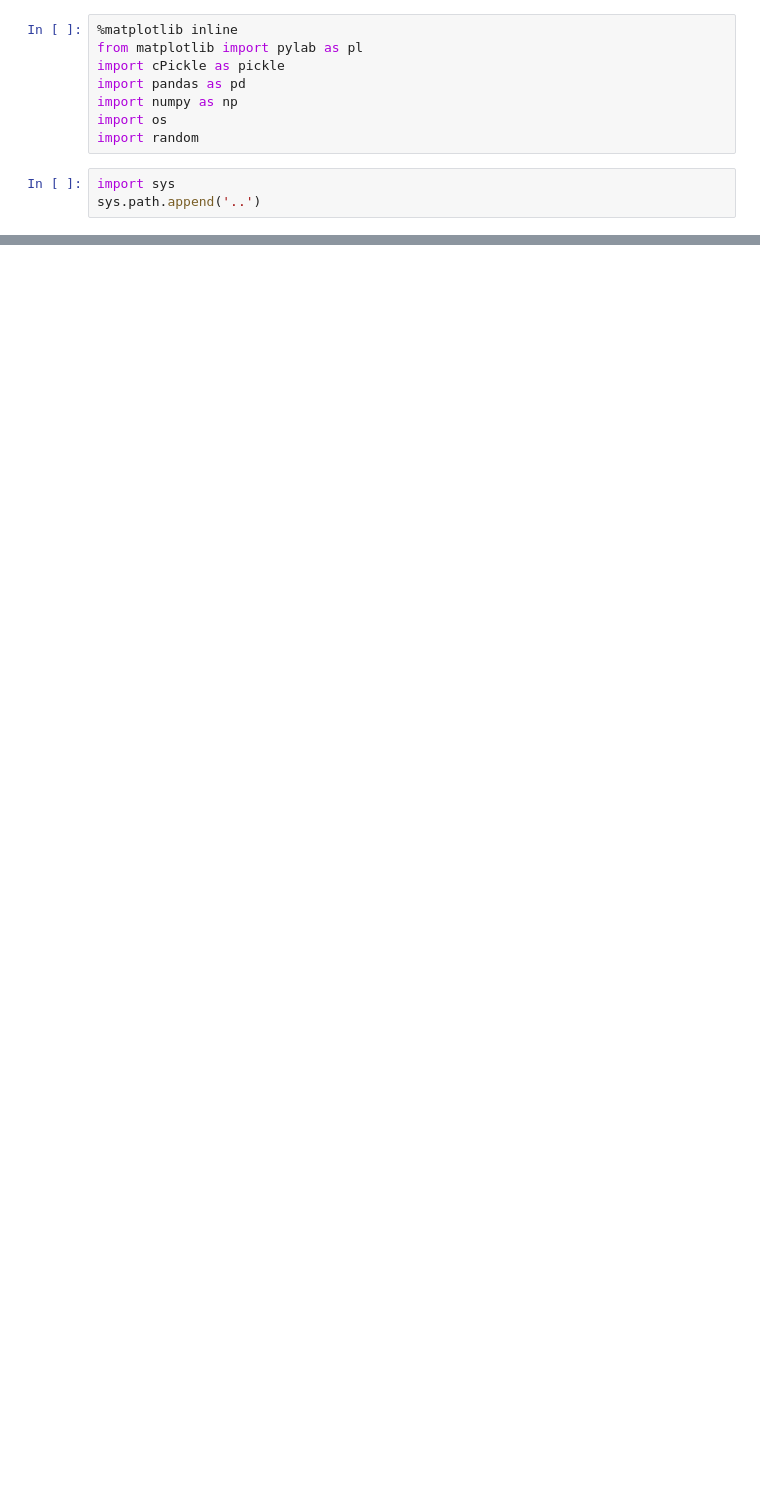
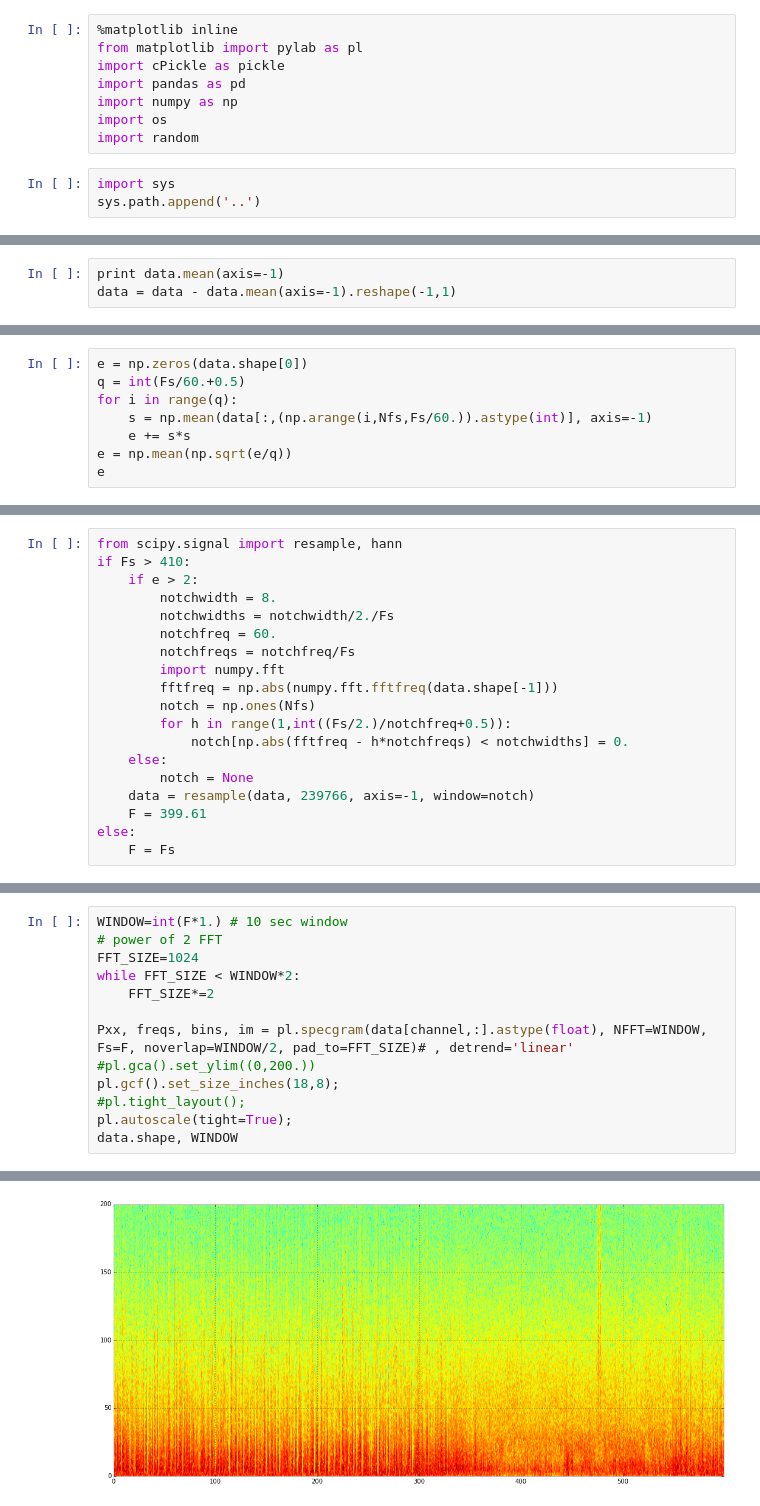
Before and after one commit to nttrungmt/seizure-prediction, a Jupyter notebook: notebooks/140919-signal-spectorgram.ipynb, the cells around one changed output, grey strips where cells are left out. Cells and saved outputs as stored; diff of their text form; blank space fills up the shorter version.

```diff
--- a/notebooks/140919-signal-spectorgram.ipynb
+++ b/notebooks/140919-signal-spectorgram.ipynb
@@ -101,0 +113,3 @@ pl.show()
+# %%
+print data.mean(axis=-1)
+data = data - data.mean(axis=-1).reshape(-1,1)
@@ -101,0 +120,8 @@ pl.show()
+# %%
+e = np.zeros(data.shape[0])
+q = int(Fs/60.+0.5)
+for i in range(q):
+    s = np.mean(data[:,(np.arange(i,Nfs,Fs/60.)).astype(int)], axis=-1)
+    e += s*s
+e = np.mean(np.sqrt(e/q))
+e
@@ -101,0 +130,19 @@ pl.show()
+# %%
+from scipy.signal import resample, hann
+if Fs > 410:
+    if e > 2:
+        notchwidth = 8.
+        notchwidths = notchwidth/2./Fs
+        notchfreq = 60.
+        notchfreqs = notchfreq/Fs
+        import numpy.fft
+        fftfreq = np.abs(numpy.fft.fftfreq(data.shape[-1]))
+        notch = np.ones(Nfs)
+        for h in range(1,int((Fs/2.)/notchfreq+0.5)):
+            notch[np.abs(fftfreq - h*notchfreqs) < notchwidths] = 0.
+    else:
+        notch = None
+    data = resample(data, 239766, axis=-1, window=notch)
+    F = 399.61
+else:
+    F = Fs
@@ -101,0 +170,14 @@ pl.show()
+# %%
+WINDOW=int(F*1.) # 10 sec window
+# power of 2 FFT
+FFT_SIZE=1024
+while FFT_SIZE < WINDOW*2:
+    FFT_SIZE*=2
+
+Pxx, freqs, bins, im = pl.specgram(data[channel,:].astype(float), NFFT=WINDOW, Fs=F, noverlap=WINDOW/2, pad_to=FFT_SIZE)# , detrend='linear'
+#pl.gca().set_ylim((0,200.))
+pl.gcf().set_size_inches(18,8);
+#pl.tight_layout();
+pl.autoscale(tight=True);
+data.shape, WINDOW
+# %% [output]
@@ -101,0 +185 @@ pl.show()
+[figure, added]
```
Also changed, not shown: parts of 25 cells of this notebook, 12 other files.
